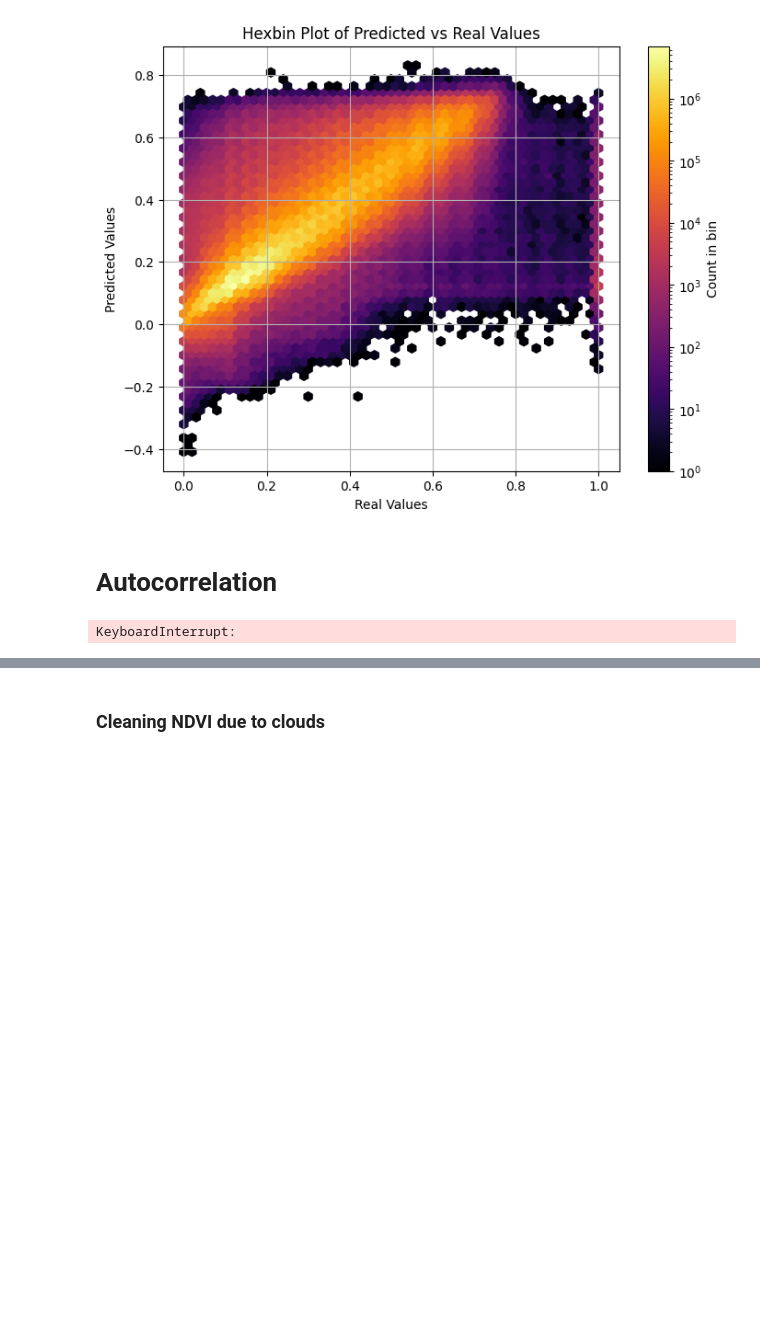
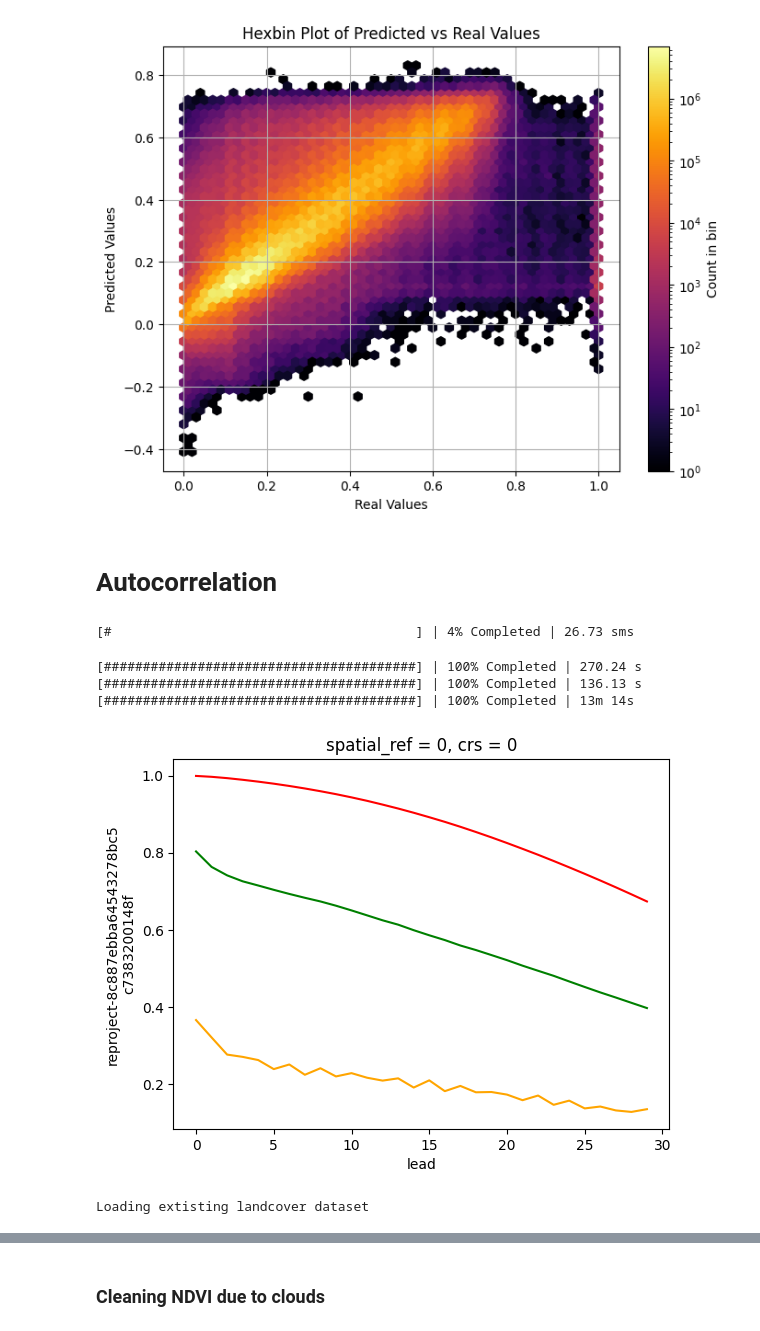
Before and after one commit to Riccardo7-DS/Indices_analysis, a Jupyter notebook: notebooks/test_ndvi.ipynb, the cells around one changed output, grey strips where cells are left out. Saved outputs shown, nothing was run; the diff lists cells and outputs as text; code cells hidden in the pictures; blank space fills up the shorter version.

Commit message:
modified default functions and soil ancillary

```diff
--- a/notebooks/test_ndvi.ipynb
+++ b/notebooks/test_ndvi.ipynb
@@ -8,7 +8,7 @@ from vegetation.preprocessing.ndvi_prep import load_eumetsat_ndvi_max
 from dask.diagnostics import ProgressBar
 import pyproj
 from vegetation.preprocessing.ndvi_prep import NDVIPreprocess
-
+import numpy as np
 
 baseline_path = config["DEFAULT"]["local"] #config["NDVI"]["ndvi_path"]
 
@@ -18,8 +18,6 @@ chunks={"time":-1, "lat":90, "lon":90}
 filename = "seviri_full_image_smoothed.zarr"
 ds_clean = xr.open_zarr(os.path.join(baseline_path, filename),
                         chunks=chunks)
-ds_clean["ndvi"] = remove_ndvi_outliers(ds_clean["ndvi"])
-
 streaks_data = xr.open_zarr(os.path.join(
     baseline_path,
     "mask_num_streaks.zarr"),
@@ -35,15 +33,15 @@ max_strike = streaks_data.streaks.max(dim='time')
 average_length = total_length / num_streaks
 fraction_streaks = total_length/days
 
-ds_clean["ndvi"] = ds_clean["ndvi"].where(streaks_data.quality_flag<=3)
-
+ds_clean["ndvi_clean"] = ds_clean["ndvi"].where(streaks_data.quality_flag<=45)
+ds_clean["ndvi_clean"] = remove_ndvi_outliers(ds_clean["ndvi_clean"], impute=True)
 
 filepath = os.path.join(baseline_path, "seviri_daily_ndvimax.nc")
 max_ndvi = load_eumetsat_ndvi_max(filepath,
                                   chunks=chunks)
-# modis_ds = xr.open_zarr(os.path.join(config["MODIS"]["download"], "ndvi_daily_modis.zarr"),
-#                         chunks= {"time":"auto", "lat":"auto", "lon":"auto"})
+modis_ds = xr.open_zarr(os.path.join(baseline_path, "ndvi_daily_modis.zarr"),
+                        chunks= {"time":"auto", "lat":"auto", "lon":"auto"})
 
-ds_ndvi = NDVIPreprocess(ds_clean["ndvi"]).get_processed_data()
+ds_ndvi = NDVIPreprocess(ds_clean["ndvi_clean"]).get_processed_data()
 max_ndvi = NDVIPreprocess(max_ndvi).get_processed_data()
-# modis_ndvi = NDVIPreprocess(modis_ds["ndvi"]).get_processed_data()
+modis_ndvi = NDVIPreprocess(modis_ds["ndvi"]).get_processed_data()
@@ -79,9 +48 @@ def geobox_from_rio(xds: Union[xr.Dataset, xr.DataArray]) -> GeoBox:
-# %%
-def odc_reproject(ds, target_ds, resampling:str):
-    from odc.geo.xr import xr_reproject
-    if target_ds.odc.geobox.crs.geographic:
-        ds = ds.rename({"lon": "longitude", "lat": "latitude"})
-    return xr_reproject(ds, target_ds.odc.geobox,
-                        resampling=resampling,
-                        resolution="same")
 # %%
@@ -205,5 +151,41 @@ auto_ds1 = autocorr(ds1)
-# %%
-with ProgressBar():
-    auto_ds1 = auto_ds1.load()
-# %% [output]
-KeyboardInterrupt:
+# %%
+from vegetation.analysis.indices import autocorr
+import matplotlib.pyplot as plt
+
+lags = 30
+
+lead_cunk = {"lat":"auto", "lon":"auto", "lead":"auto"}
+auto_ds1 = autocorr(ds1, nlags=lags, skipna=True)
+auto_ds2 = autocorr(ds2, nlags=lags, skipna=True)
+auto_ds3 = autocorr(ds3, nlags=lags, skipna=True)
+# %%
+with ProgressBar():
+    auto_mean_3 = auto_ds3.mean(["lat","lon"])
+    auto_mean_1 = auto_ds1.mean(["lat","lon"])
+    auto_mean_2 = auto_ds2.mean(["lat","lon"])
+    auto_mean_3.plot(color="orange")
+    auto_mean_2.plot(color="green")
+    auto_mean_1.plot(color="red")
+    plt.show()
+# %% [output]
+[#                                       ] | 4% Completed | 26.73 sms
+[########################################] | 100% Completed | 270.24 s
+[########################################] | 100% Completed | 136.13 s
+[########################################] | 100% Completed | 13m 14s
+[figure, added]
+# %%
+from ancillary.esa_landuse import get_level_1, create_copernicus_covermap
+from utils.function_clns import subsetting_pipeline
+
+cover_ds = create_copernicus_covermap(ds1)
+cover_ds = subsetting_pipeline(cover_ds)
+cover_ds["lat"] = ds1["lat"]
+cover_ds["lon"] = ds1["lon"]
+cover_ds = get_level_1(cover_ds, name="band_data").isel(band=0)
+
+fraction_repr = prepare(fraction_streaks).rio.reproject_match(prepare(cover_ds))
+green_mask = xr.where(((cover_ds["band_data"].isin([11,12])) \
+                      & (prepare(fraction_repr)>=0.5))
+                      , 1, 0 ).transpose("lat","lon")
+# %% [output]
+Loading extisting landcover dataset
```
Also changed, not shown: parts of 28 cells of this notebook, 9 other files.
